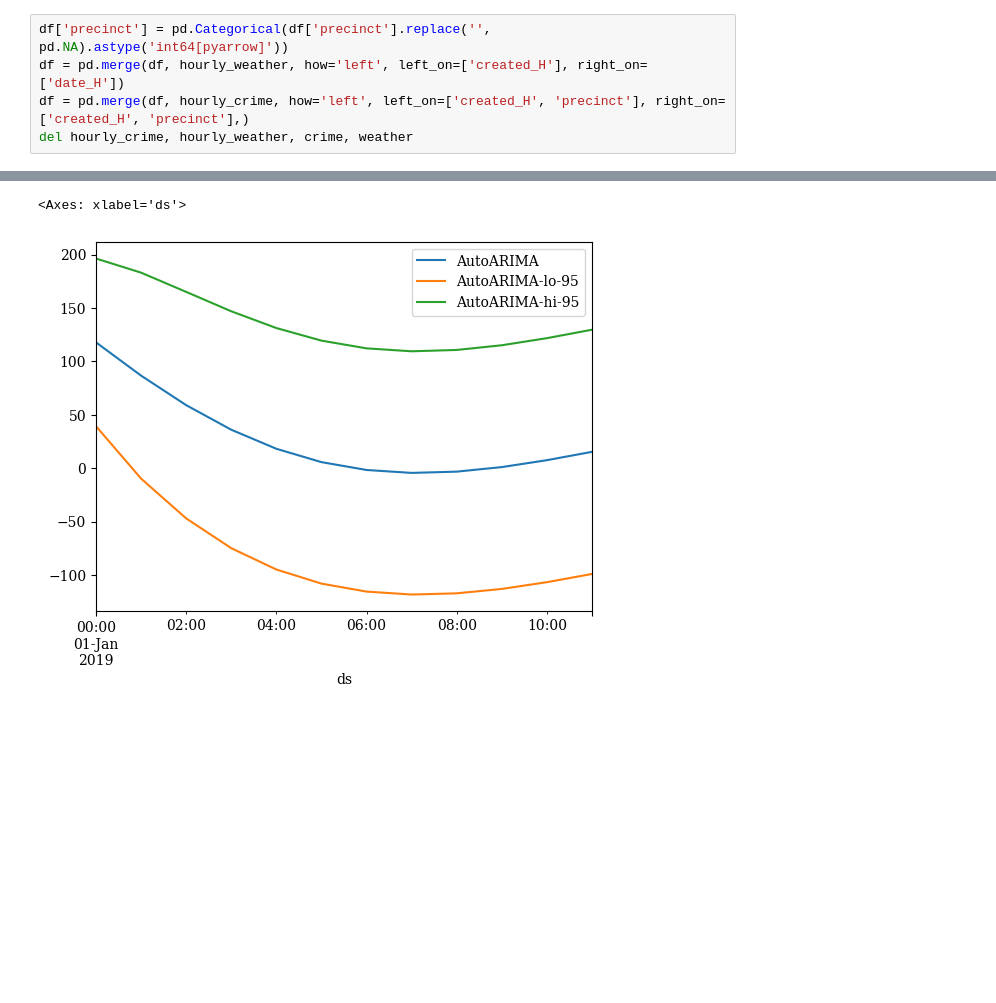
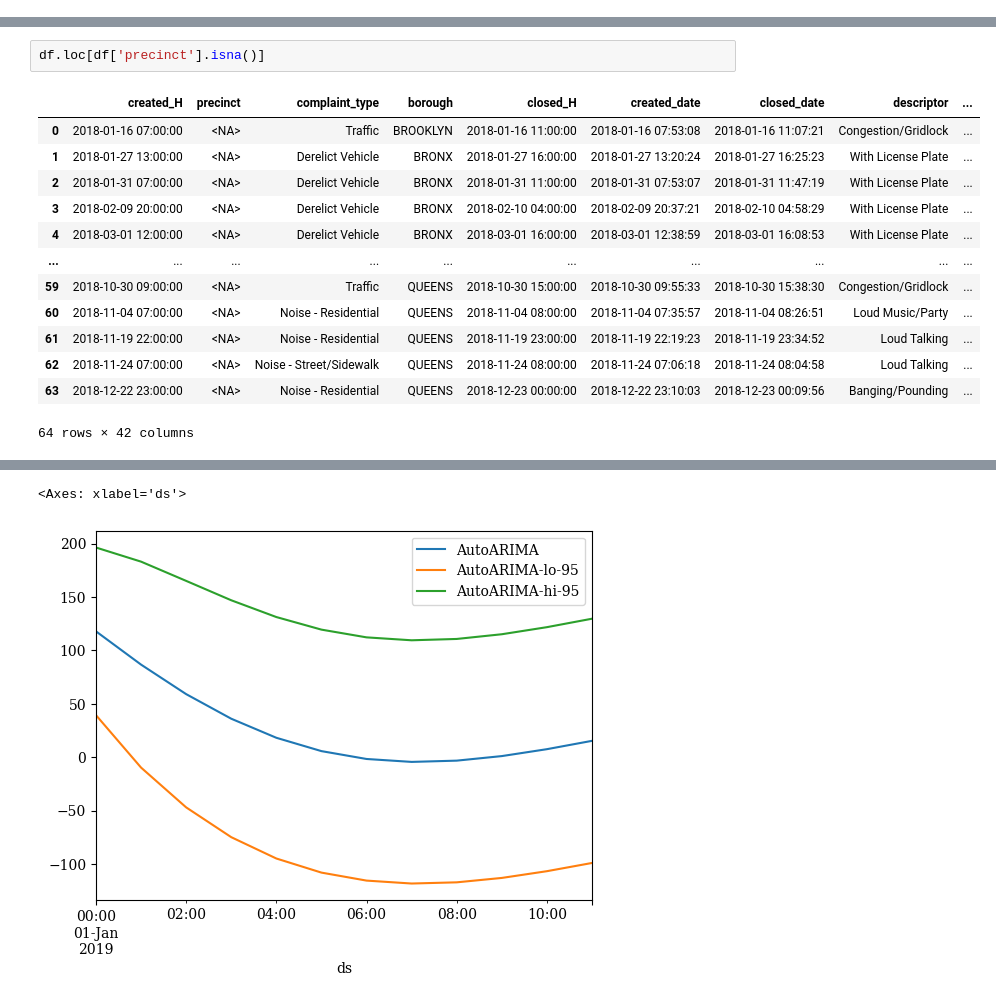
Before and after one commit to jamorr/Capstone, a Jupyter notebook: src/ts_analysis.ipynb, the cells around one changed output, grey strips where cells are left out. Drawn from its saved outputs; the diff is of its cells as text; blank space fills up the shorter version.

```diff
--- a/src/ts_analysis.ipynb
+++ b/src/ts_analysis.ipynb
@@ -70,5 +50,0 @@ hourly_crime.reset_index(inplace=True)
-# %%
-df['precinct'] = pd.Categorical(df['precinct'].replace('', pd.NA).astype('int64[pyarrow]'))
-df = pd.merge(df, hourly_weather, how='left', left_on=['created_H'], right_on=['date_H'])
-df = pd.merge(df, hourly_crime, how='left', left_on=['created_H', 'precinct'], right_on=['created_H', 'precinct'],)
-del hourly_crime, hourly_weather, crime, weather
@@ -90,0 +92,16 @@ add_created_count_feat(df, ['borough','precinct','complaint_type'], inplace=True
+# %%
+df.loc[df['precinct'].isna()]
+# %% [output]
+|  | created_H | precinct | complaint_type | borough | closed_H | created_date | closed_date | descriptor | ... |
+| 0 | 2018-01-16 07:00:00 | <NA> | Traffic | BROOKLYN | 2018-01-16 11:00:00 | 2018-01-16 07:53:08 | 2018-01-16 11:07:21 | Congestion/Gridlock | ... |
+| 1 | 2018-01-27 13:00:00 | <NA> | Derelict Vehicle | BRONX | 2018-01-27 16:00:00 | 2018-01-27 13:20:24 | 2018-01-27 16:25:23 | With License Plate | ... |
+| 2 | 2018-01-31 07:00:00 | <NA> | Derelict Vehicle | BRONX | 2018-01-31 11:00:00 | 2018-01-31 07:53:07 | 2018-01-31 11:47:19 | With License Plate | ... |
+| 3 | 2018-02-09 20:00:00 | <NA> | Derelict Vehicle | BRONX | 2018-02-10 04:00:00 | 2018-02-09 20:37:21 | 2018-02-10 04:58:29 | With License Plate | ... |
+| 4 | 2018-03-01 12:00:00 | <NA> | Derelict Vehicle | BRONX | 2018-03-01 16:00:00 | 2018-03-01 12:38:59 | 2018-03-01 16:08:53 | With License Plate | ... |
+| ... | ... | ... | ... | ... | ... | ... | ... | ... | ... |
+| 59 | 2018-10-30 09:00:00 | <NA> | Traffic | QUEENS | 2018-10-30 15:00:00 | 2018-10-30 09:55:33 | 2018-10-30 15:38:30 | Congestion/Gridlock | ... |
+| 60 | 2018-11-04 07:00:00 | <NA> | Noise - Residential | QUEENS | 2018-11-04 08:00:00 | 2018-11-04 07:35:57 | 2018-11-04 08:26:51 | Loud Music/Party | ... |
+| 61 | 2018-11-19 22:00:00 | <NA> | Noise - Residential | QUEENS | 2018-11-19 23:00:00 | 2018-11-19 22:19:23 | 2018-11-19 23:34:52 | Loud Talking | ... |
+| 62 | 2018-11-24 07:00:00 | <NA> | Noise - Street/Sidewalk | QUEENS | 2018-11-24 08:00:00 | 2018-11-24 07:06:18 | 2018-11-24 08:04:58 | Loud Talking | ... |
+| 63 | 2018-12-22 23:00:00 | <NA> | Noise - Residential | QUEENS | 2018-12-23 00:00:00 | 2018-12-22 23:10:03 | 2018-12-23 00:09:56 | Banging/Pounding | ... |
+64 rows × 42 columns
```
Also changed, not shown: parts of 26 cells of this notebook, 2 other files.
